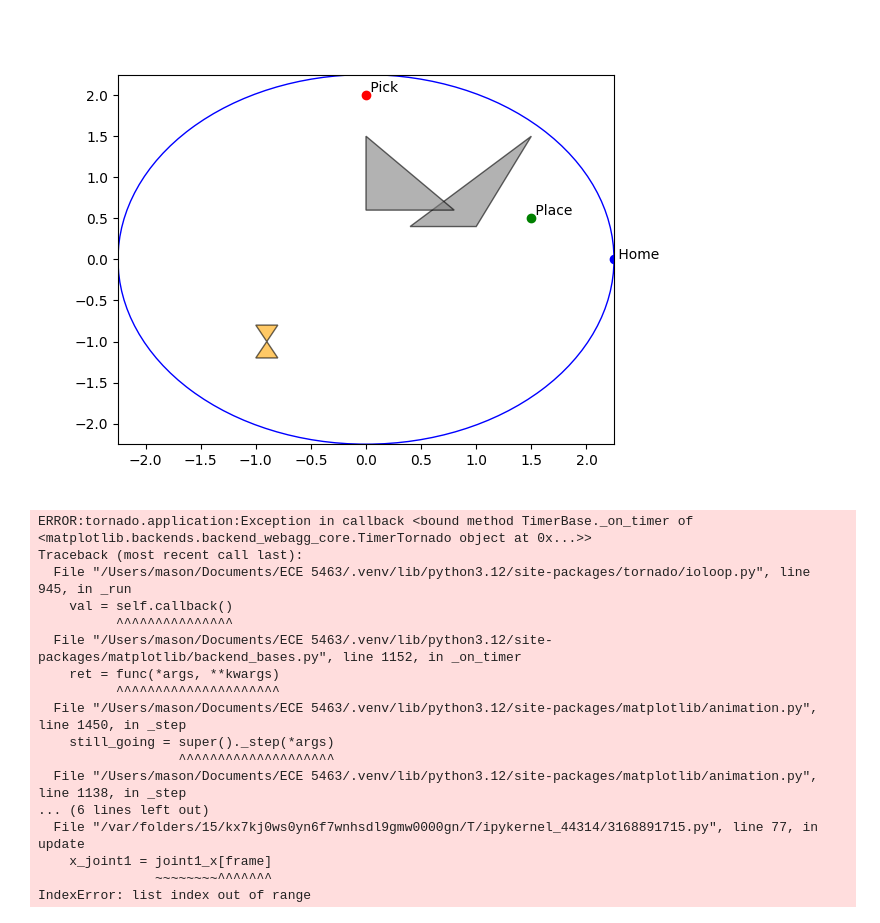
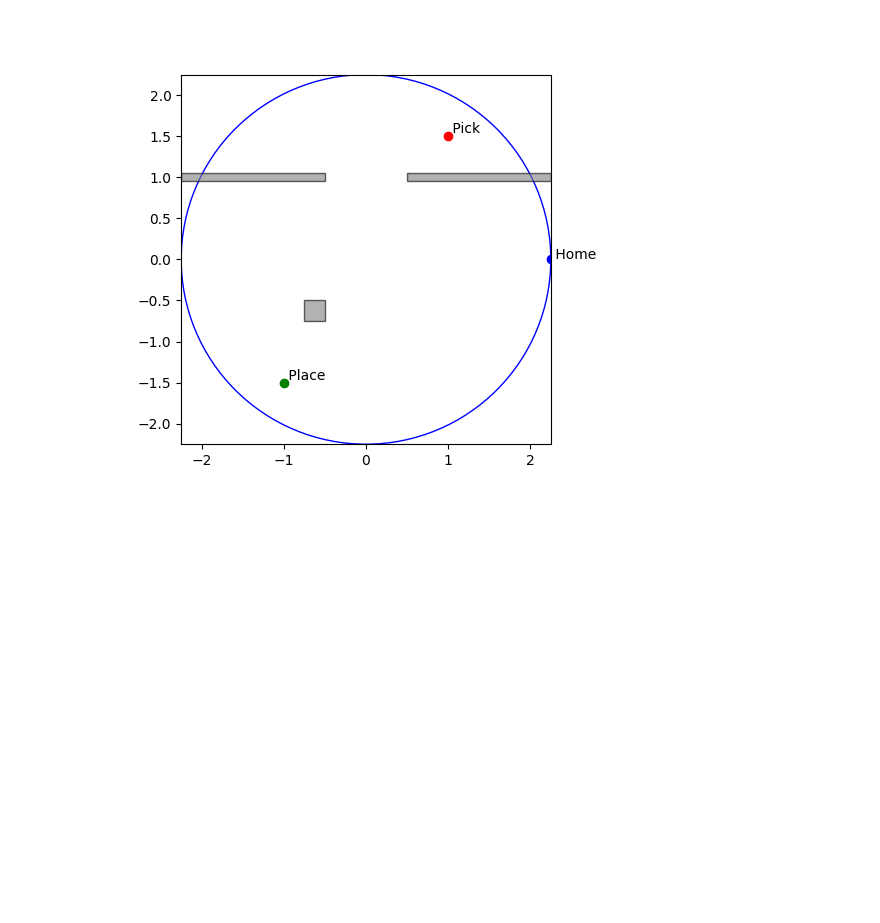
Before and after one commit to mqharris614/ECE-5463, a Jupyter notebook: FinalProject/final_3r_notebook.ipynb, the cells around one changed output. Cells and saved outputs as stored; diff of their text form; code cells hidden in the pictures; blank space fills up the shorter version.

```diff
--- a/FinalProject/final_3r_notebook.ipynb
+++ b/FinalProject/final_3r_notebook.ipynb
@@ -46,53 +31,47 @@ IndexError: list index out of range
 # %%
 # Source: https://stackoverflow.com/questions/9215658/plot-a-circle-with-matplotlib-pyplot
 fig , ax = plt.subplots()
 ax.set_xlim(-maxRadius, maxRadius)
 ax.set_ylim(-maxRadius, maxRadius)
+ax.set_aspect('equal')
 
 maxCircle = plt.Circle((0, 0), maxRadius, color='blue', fill=False)
 # minCircle = plt.Circle((0, 0), minRadius, color='red', fill=False)
 
 ax.add_patch(maxCircle)
 # ax.add_patch(minCircle)
 
 # --- Add obstacles as filled polygons ---
-tri_patch = Polygon(tri_obstacle, closed=True,
+# tri_patch = Polygon(tri_obstacle, closed=True,
+#                     facecolor='gray', edgecolor='black', alpha=0.6)
+# tri_patch2 = Polygon(tri_obstacle2, closed=True,
+#                     facecolor='gray', edgecolor='black', alpha=0.6)
+# quad_patch = Polygon(quad_obstacle, closed=True,
+#                      facecolor='orange', edgecolor='black', alpha=0.6)
+wall1_patch = Polygon(wall1, closed=True,
                     facecolor='gray', edgecolor='black', alpha=0.6)
-tri_patch2 = Polygon(tri_obstacle2, closed=True,
+wall2_patch = Polygon(wall2, closed=True,
                     facecolor='gray', edgecolor='black', alpha=0.6)
-quad_patch = Polygon(quad_obstacle, closed=True,
-                     facecolor='orange', edgecolor='black', alpha=0.6)
+obstacle_patch = Polygon(obstacle, closed=True,
+                     facecolor='gray', edgecolor='black', alpha=0.6)
 
 ax.plot(pick[0], pick[1],  'ro')
 ax.plot(place[0], place[1], 'go')
 ax.plot(home[0], home[1], 'bo')
 ax.text(pick[0], pick[1],  ' Pick',  fontsize=10, va='bottom', ha='left')
 ax.text(place[0], place[1], ' Place', fontsize=10, va='bottom', ha='left')
 ax.text(home[0], home[1], ' Home', fontsize=10)
 
-ax.add_patch(tri_patch)
-ax.add_patch(tri_patch2)
-ax.add_patch(quad_patch)
+# ax.add_patch(tri_patch)
+# ax.add_patch(tri_patch2)
+# ax.add_patch(quad_patch)
+
+ax.add_patch(wall1_patch)
+ax.add_patch(wall2_patch)
+ax.add_patch(obstacle_patch)
 
 plt.show()
 # %% [output]
-[figure, old version]
+[figure, new version]
-ERROR:tornado.application:Exception in callback <bound method TimerBase._on_timer of <matplotlib.backends.backend_webagg_core.TimerTornado object at 0x...>>
-Traceback (most recent call last):
-  File "/Users/mason/Documents/ECE 5463/.venv/lib/python3.12/site-packages/tornado/ioloop.py", line 945, in _run
-    val = self.callback()
-          ^^^^^^^^^^^^^^^
-  File "/Users/mason/Documents/ECE 5463/.venv/lib/python3.12/site-packages/matplotlib/backend_bases.py", line 1152, in _on_timer
-    ret = func(*args, **kwargs)
-          ^^^^^^^^^^^^^^^^^^^^^
-  File "/Users/mason/Documents/ECE 5463/.venv/lib/python3.12/site-packages/matplotlib/animation.py", line 1450, in _step
-    still_going = super()._step(*args)
-                  ^^^^^^^^^^^^^^^^^^^^
-  File "/Users/mason/Documents/ECE 5463/.venv/lib/python3.12/site-packages/matplotlib/animation.py", line 1138, in _step
-... (6 lines left out)
-  File "/var/folders/15/kx7kj0ws0yn6f7wnhsdl9gmw0000gn/T/ipykernel_44314/3168891715.py", line 77, in update
-    x_joint1 = joint1_x[frame]
-               ~~~~~~~~^^^^^^^
-IndexError: list index out of range
 # %%
 def obstacle_intersection(obstacle: list[tuple[float,float]], link: tuple[tuple[float,float],tuple[float,float]]):
```
Also changed, not shown: parts of 6 cells of this notebook, 6 other files.
